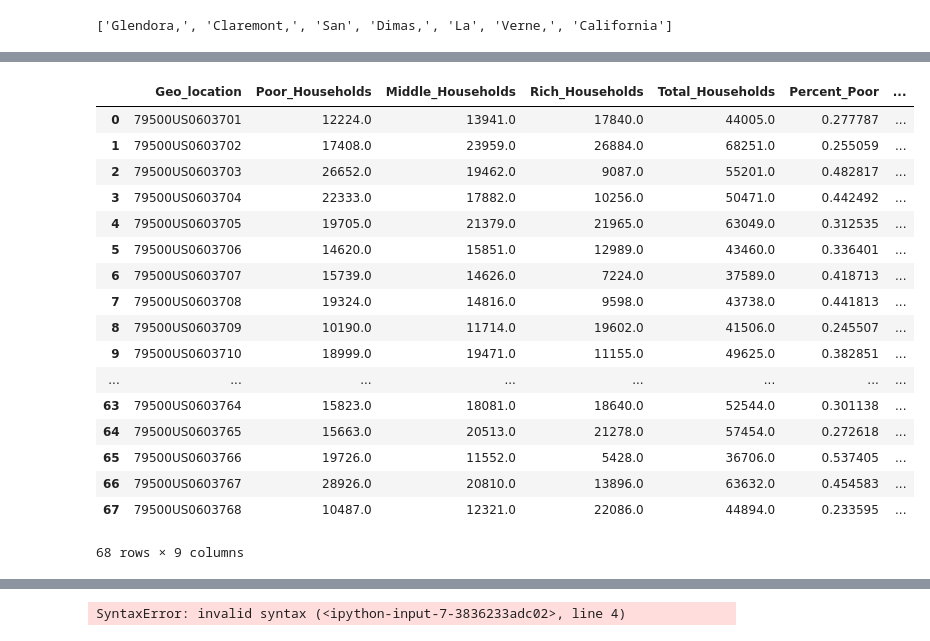
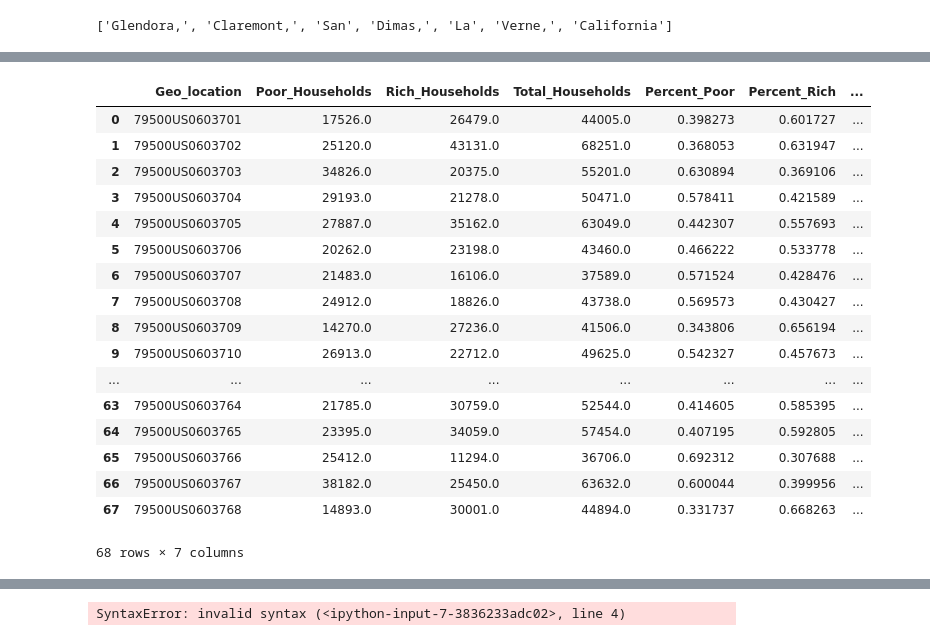
Before and after one commit to psahai10/API_Project, a Jupyter notebook: Income_Analysis/Data_USA_income_data.ipynb, the cells around one changed output, grey strips where cells are left out. Cells and saved outputs as stored; diff of their text form; code cells hidden in the pictures.

```diff
--- a/Income_Analysis/Data_USA_income_data.ipynb
+++ b/Income_Analysis/Data_USA_income_data.ipynb
@@ -154,19 +150,19 @@ middle_df.head(10)
 # %%
-value_holder = 0
-sum_middle_list = []
-sum_geo_list_m = []
-for i in range((len(middle_df["Geo_location"].tolist())-1)):
-    if middle_df["Geo_location"][i+1] != middle_df["Geo_location"][i]:
-        value_holder += middle_df["Middle_Households"][i]
-        sum_middle_list.append(value_holder)
-        sum_geo_list_m.append(middle_df["Geo_location"][i])
-        value_holder = 0
-    else:
-        value_holder += middle_df["Middle_Households"][i]
+# value_holder = 0
+# sum_middle_list = []
+# sum_geo_list_m = []
+# for i in range((len(middle_df["Geo_location"].tolist())-1)):
+#     if middle_df["Geo_location"][i+1] != middle_df["Geo_location"][i]:
+#         value_holder += middle_df["Middle_Households"][i]
+#         sum_middle_list.append(value_holder)
+#         sum_geo_list_m.append(middle_df["Geo_location"][i])
+#         value_holder = 0
+#     else:
+#         value_holder += middle_df["Middle_Households"][i]
 
-summarized_middle = {
-    "Geo_location":sum_geo_list_m,
-    "middle_households": sum_middle_list
-}
-sum_middle_df = pd.DataFrame(summarized_middle)
-sum_middle_df.head()
+# summarized_middle = {
+#     "Geo_location":sum_geo_list_m,
+#     "middle_households": sum_middle_list
+# }
+# sum_middle_df = pd.DataFrame(summarized_middle)
+# sum_middle_df.head()
@@ -221,42 +210,42 @@ sum_rich_df.head()
 # %%
 summarized_total = {
     "Geo_location":sum_geo_list_r,
     "Poor_Households": sum_poor_list,
-    "Middle_Households": sum_middle_list,
+#     "Middle_Households": sum_middle_list,
     "Rich_Households": sum_rich_list
 }
 
 Final_Summary_df = pd.DataFrame(summarized_total)
-Final_Summary_df["Total_Households"] = Final_Summary_df["Poor_Households"] + Final_Summary_df["Middle_Households"] + Final_Summary_df["Rich_Households"]
+Final_Summary_df["Total_Households"] = Final_Summary_df["Poor_Households"] + Final_Summary_df["Rich_Households"]
 Final_Summary_df["Percent_Poor"] = (Final_Summary_df["Poor_Households"]/Final_Summary_df["Total_Households"])
-Final_Summary_df["Percent_Middle"] = (Final_Summary_df["Middle_Households"]/Final_Summary_df["Total_Households"])
+# Final_Summary_df["Percent_Middle"] = (Final_Summary_df["Middle_Households"]/Final_Summary_df["Total_Households"])
 Final_Summary_df["Percent_Rich"] = (Final_Summary_df["Rich_Households"]/Final_Summary_df["Total_Households"])
 Final_Summary_df["LA_County"] = county_df["County"]
 Final_Summary_df.head(80)
 # Final_Summary_df["Percent_Poor"] = round((Final_Summary_df["Poor_Households"]/Final_Summary_df["Total_Households"])*100,2)
 # Final_Summary_df["Percent_Middle"] = round((Final_Summary_df["Middle_Households"]/Final_Summary_df["Total_Households"])*100,2)
 # Final_Summary_df["Percent_Rich"] = round((Final_Summary_df["Rich_Households"]/Final_Summary_df["Total_Households"])*100,2)
 # Final_Summary_df["LA_County"] = county_df["County"]
 # Final_Summary_df.head(80)
 # %% [output]
-|  | Geo_location | Poor_Households | Middle_Households | Rich_Households | Total_Households | Percent_Poor | ... |
-| 0 | 79500US0603701 | 12224.0 | 13941.0 | 17840.0 | 44005.0 | 0.277787 | ... |
-| 1 | 79500US0603702 | 17408.0 | 23959.0 | 26884.0 | 68251.0 | 0.255059 | ... |
-| 2 | 79500US0603703 | 26652.0 | 19462.0 | 9087.0 | 55201.0 | 0.482817 | ... |
-| 3 | 79500US0603704 | 22333.0 | 17882.0 | 10256.0 | 50471.0 | 0.442492 | ... |
-| 4 | 79500US0603705 | 19705.0 | 21379.0 | 21965.0 | 63049.0 | 0.312535 | ... |
-| 5 | 79500US0603706 | 14620.0 | 15851.0 | 12989.0 | 43460.0 | 0.336401 | ... |
-| 6 | 79500US0603707 | 15739.0 | 14626.0 | 7224.0 | 37589.0 | 0.418713 | ... |
-| 7 | 79500US0603708 | 19324.0 | 14816.0 | 9598.0 | 43738.0 | 0.441813 | ... |
-| 8 | 79500US0603709 | 10190.0 | 11714.0 | 19602.0 | 41506.0 | 0.245507 | ... |
-| 9 | 79500US0603710 | 18999.0 | 19471.0 | 11155.0 | 49625.0 | 0.382851 | ... |
+|  | Geo_location | Poor_Households | Rich_Households | Total_Households | Percent_Poor | Percent_Rich | ... |
+| 0 | 79500US0603701 | 17526.0 | 26479.0 | 44005.0 | 0.398273 | 0.601727 | ... |
+| 1 | 79500US0603702 | 25120.0 | 43131.0 | 68251.0 | 0.368053 | 0.631947 | ... |
+| 2 | 79500US0603703 | 34826.0 | 20375.0 | 55201.0 | 0.630894 | 0.369106 | ... |
+| 3 | 79500US0603704 | 29193.0 | 21278.0 | 50471.0 | 0.578411 | 0.421589 | ... |
+| 4 | 79500US0603705 | 27887.0 | 35162.0 | 63049.0 | 0.442307 | 0.557693 | ... |
+| 5 | 79500US0603706 | 20262.0 | 23198.0 | 43460.0 | 0.466222 | 0.533778 | ... |
+| 6 | 79500US0603707 | 21483.0 | 16106.0 | 37589.0 | 0.571524 | 0.428476 | ... |
+| 7 | 79500US0603708 | 24912.0 | 18826.0 | 43738.0 | 0.569573 | 0.430427 | ... |
+| 8 | 79500US0603709 | 14270.0 | 27236.0 | 41506.0 | 0.343806 | 0.656194 | ... |
+| 9 | 79500US0603710 | 26913.0 | 22712.0 | 49625.0 | 0.542327 | 0.457673 | ... |
 | ... | ... | ... | ... | ... | ... | ... | ... |
-| 63 | 79500US0603764 | 15823.0 | 18081.0 | 18640.0 | 52544.0 | 0.301138 | ... |
-| 64 | 79500US0603765 | 15663.0 | 20513.0 | 21278.0 | 57454.0 | 0.272618 | ... |
-| 65 | 79500US0603766 | 19726.0 | 11552.0 | 5428.0 | 36706.0 | 0.537405 | ... |
-| 66 | 79500US0603767 | 28926.0 | 20810.0 | 13896.0 | 63632.0 | 0.454583 | ... |
-| 67 | 79500US0603768 | 10487.0 | 12321.0 | 22086.0 | 44894.0 | 0.233595 | ... |
+| 63 | 79500US0603764 | 21785.0 | 30759.0 | 52544.0 | 0.414605 | 0.585395 | ... |
+| 64 | 79500US0603765 | 23395.0 | 34059.0 | 57454.0 | 0.407195 | 0.592805 | ... |
+| 65 | 79500US0603766 | 25412.0 | 11294.0 | 36706.0 | 0.692312 | 0.307688 | ... |
+| 66 | 79500US0603767 | 38182.0 | 25450.0 | 63632.0 | 0.600044 | 0.399956 | ... |
+| 67 | 79500US0603768 | 14893.0 | 30001.0 | 44894.0 | 0.331737 | 0.668263 | ... |
-68 rows × 9 columns
+68 rows × 7 columns
 # %%
 # Build the endpoint URL
 base_url = "https://maps.googleapis.com/maps/api/geocode/json?address={0}&key={1}"
```
Also changed, not shown: parts of 18 cells of this notebook.
